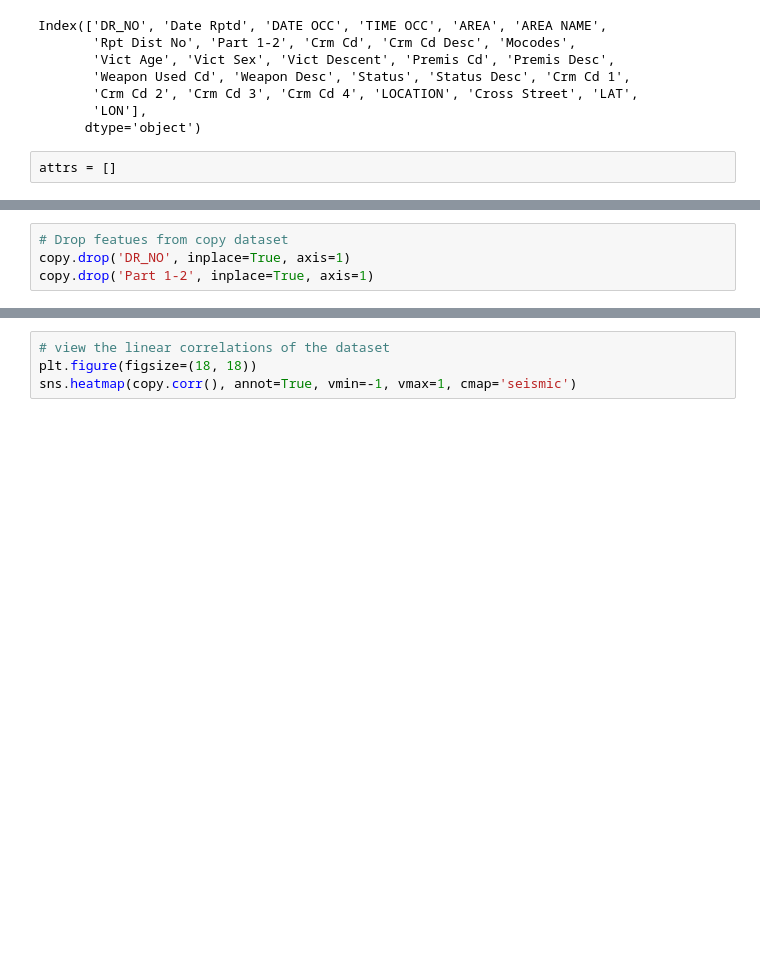
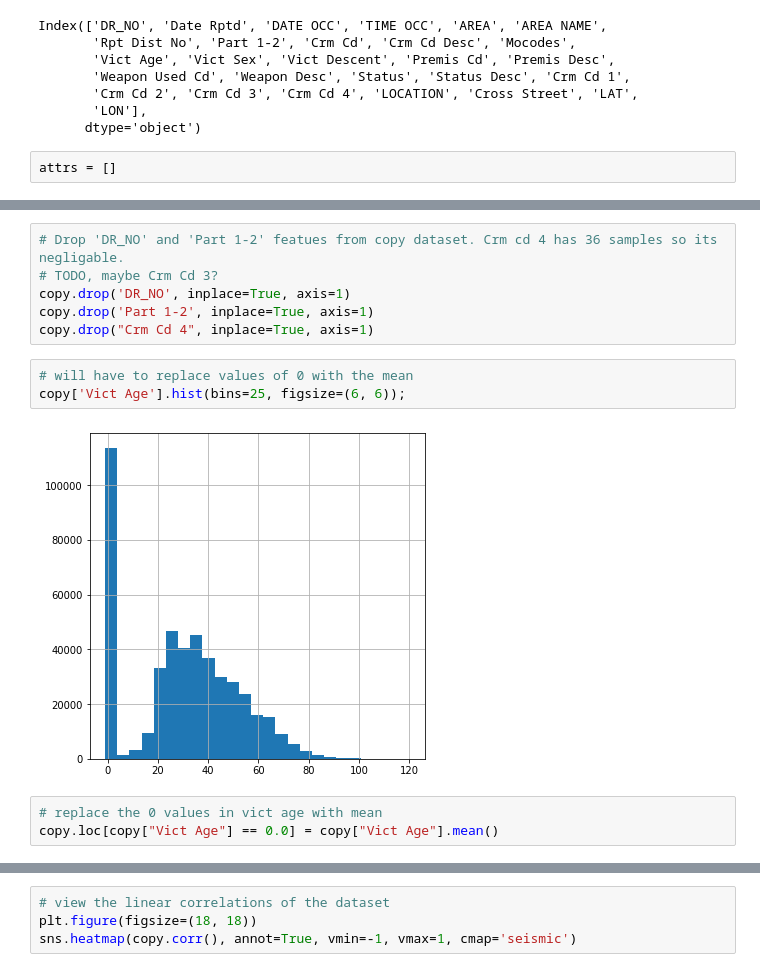
Before and after one commit to cojitamboe15/LACrimeDataML, a Jupyter notebook: LACrimeML.ipynb, the cells around one changed output, grey strips where cells are left out. Cells and saved outputs as stored; diff of their text form; blank space fills up the shorter version.

```diff
--- a/LACrimeML.ipynb
+++ b/LACrimeML.ipynb
@@ -301,4 +320,14 @@ attrs = []
 # %%
-# Drop featues from copy dataset
+# Drop 'DR_NO' and 'Part 1-2' featues from copy dataset. Crm cd 4 has 36 samples so its negligable.
+# TODO, maybe Crm Cd 3?
 copy.drop('DR_NO', inplace=True, axis=1)
 copy.drop('Part 1-2', inplace=True, axis=1)
+copy.drop("Crm Cd 4", inplace=True, axis=1)
+# %%
+# will have to replace values of 0 with the mean
+copy['Vict Age'].hist(bins=25, figsize=(6, 6));
+# %% [output]
+[figure, added]
+# %%
+# replace the 0 values in vict age with mean
+copy.loc[copy["Vict Age"] == 0.0] = copy["Vict Age"].mean()
```
Also changed, not shown: parts of 14 cells of this notebook.
